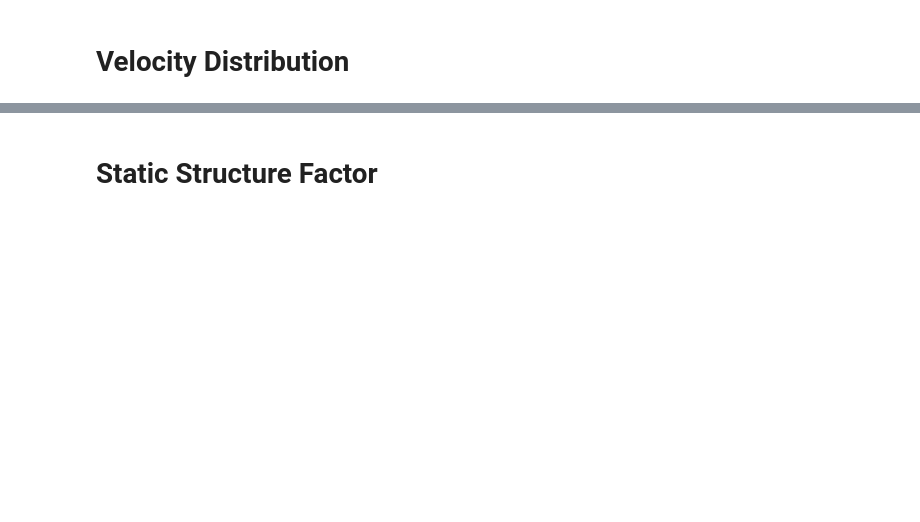
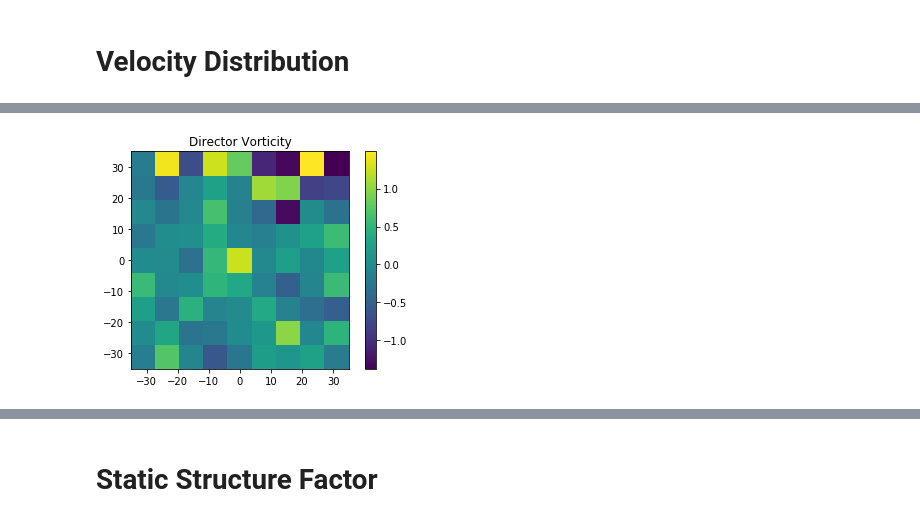
Before and after one commit to ryanlopezzzz/ABP, a Jupyter notebook: graph_flocking.ipynb, the cells around one changed output, grey strips where cells are left out. Cells and saved outputs as stored; diff of their text form; code cells hidden in the pictures; blank space fills up the shorter version.

```diff
--- a/graph_flocking.ipynb
+++ b/graph_flocking.ipynb
@@ -103,4 +142,9 @@ vorticity_grid = np.nan_to_num(vorticity_grid)
 # %%
-plot = plt.pcolormesh(X,Y,vorticity_grid[46])
+fig, ax = plt.subplots()
+plot = ax.pcolormesh(Xedges,Yedges,vorticity_grid[snapshot_num])
+ax.set_aspect('equal')
+ax.set_title('Director Vorticity')
 plt.colorbar(plot)
 plt.show()
+# %% [output]
+[figure, added]
```
Also changed, not shown: parts of 19 cells of this notebook, 9 other files.
